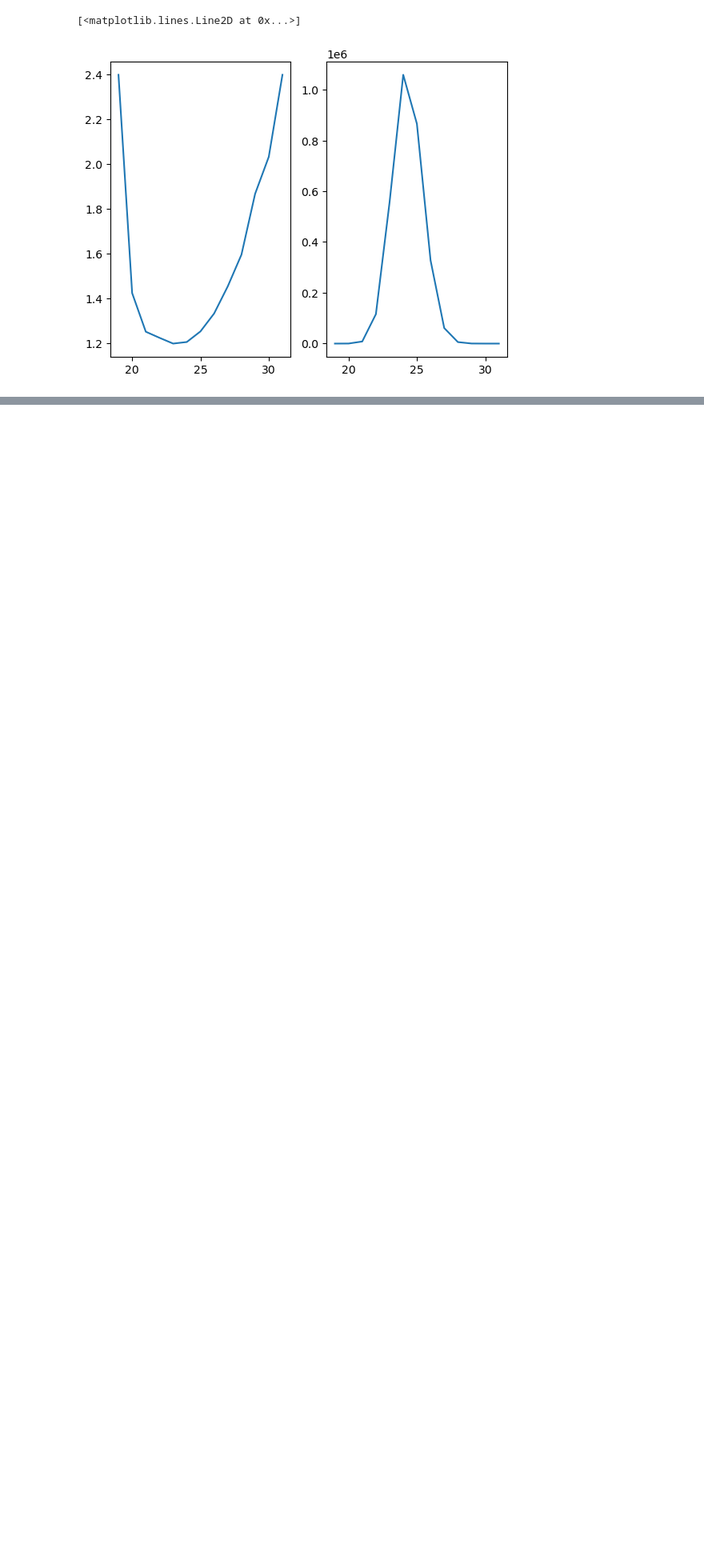
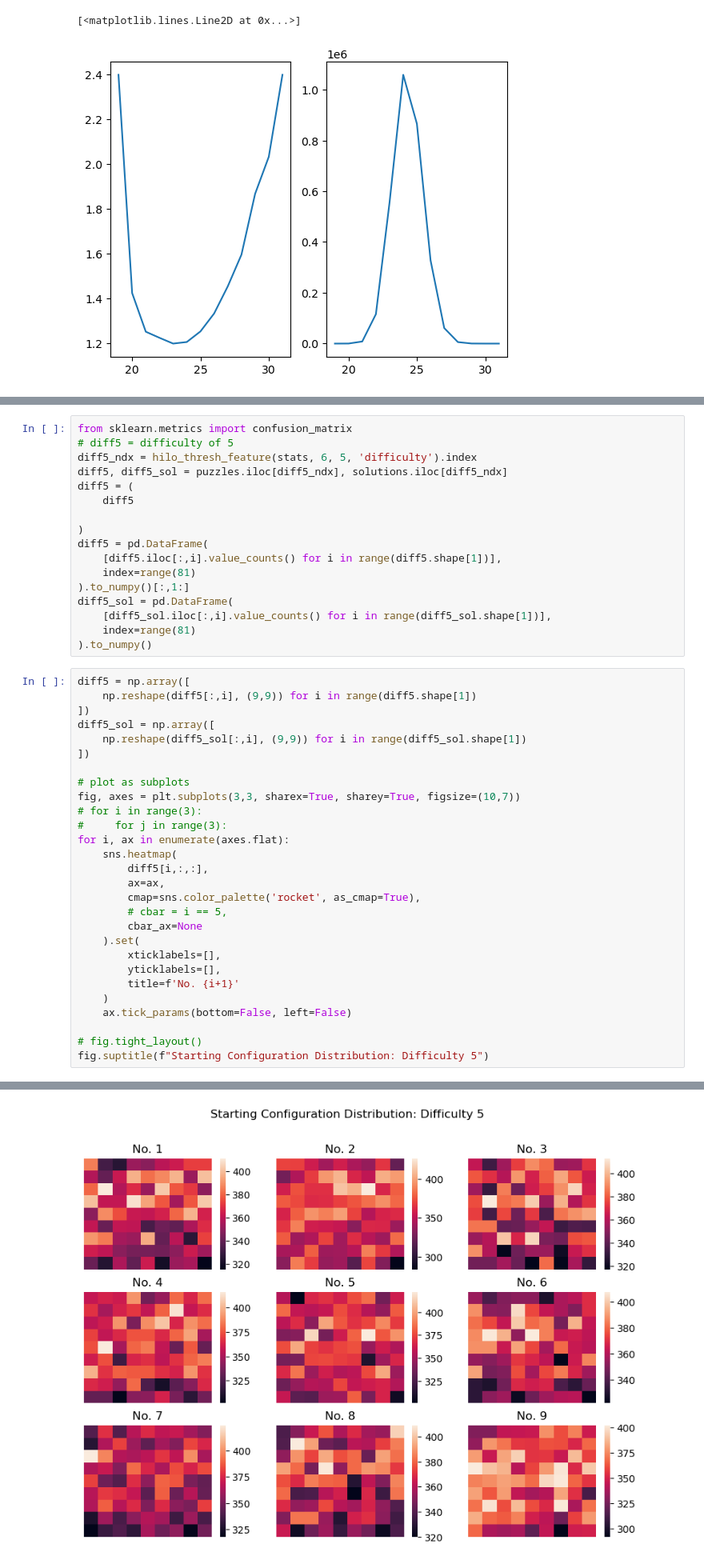
Before and after one commit to agrero/sudoku, a Jupyter notebook: sudoku_viz.ipynb, the cells around one changed output, grey strips where cells are left out. Shown at 80% size. Cells and saved outputs as stored; diff of their text form; blank space fills up the shorter version.

```diff
--- a/sudoku_viz.ipynb
+++ b/sudoku_viz.ipynb
@@ -72,0 +59,46 @@ lost categories: 71
+# %%
+from sklearn.metrics import confusion_matrix
+# diff5 = difficulty of 5
+diff5_ndx = hilo_thresh_feature(stats, 6, 5, 'difficulty').index
+diff5, diff5_sol = puzzles.iloc[diff5_ndx], solutions.iloc[diff5_ndx]
+diff5 = (
+    diff5
+
+)
+diff5 = pd.DataFrame(
+    [diff5.iloc[:,i].value_counts() for i in range(diff5.shape[1])],
+    index=range(81)
+).to_numpy()[:,1:]
+diff5_sol = pd.DataFrame(
+    [diff5_sol.iloc[:,i].value_counts() for i in range(diff5_sol.shape[1])],
+    index=range(81)
+).to_numpy()
+# %%
+diff5 = np.array([
+    np.reshape(diff5[:,i], (9,9)) for i in range(diff5.shape[1])
+])
+diff5_sol = np.array([
+    np.reshape(diff5_sol[:,i], (9,9)) for i in range(diff5_sol.shape[1])
+])
+
+# plot as subplots
+fig, axes = plt.subplots(3,3, sharex=True, sharey=True, figsize=(10,7))
+# for i in range(3):
+#     for j in range(3):
+for i, ax in enumerate(axes.flat):
+    sns.heatmap(
+        diff5[i,:,:],
+        ax=ax,
+        cmap=sns.color_palette('rocket', as_cmap=True),
+        # cbar = i == 5,
+        cbar_ax=None
+    ).set(
+        xticklabels=[],
+        yticklabels=[],
+        title=f'No. {i+1}'
+    )
+    ax.tick_params(bottom=False, left=False)
+
+# fig.tight_layout()
+fig.suptitle(f"Starting Configuration Distribution: Difficulty 5")
+# %% [output]
@@ -72,0 +106 @@ lost categories: 71
+[figure, added]
```
Also changed, not shown: parts of 5 cells of this notebook.
